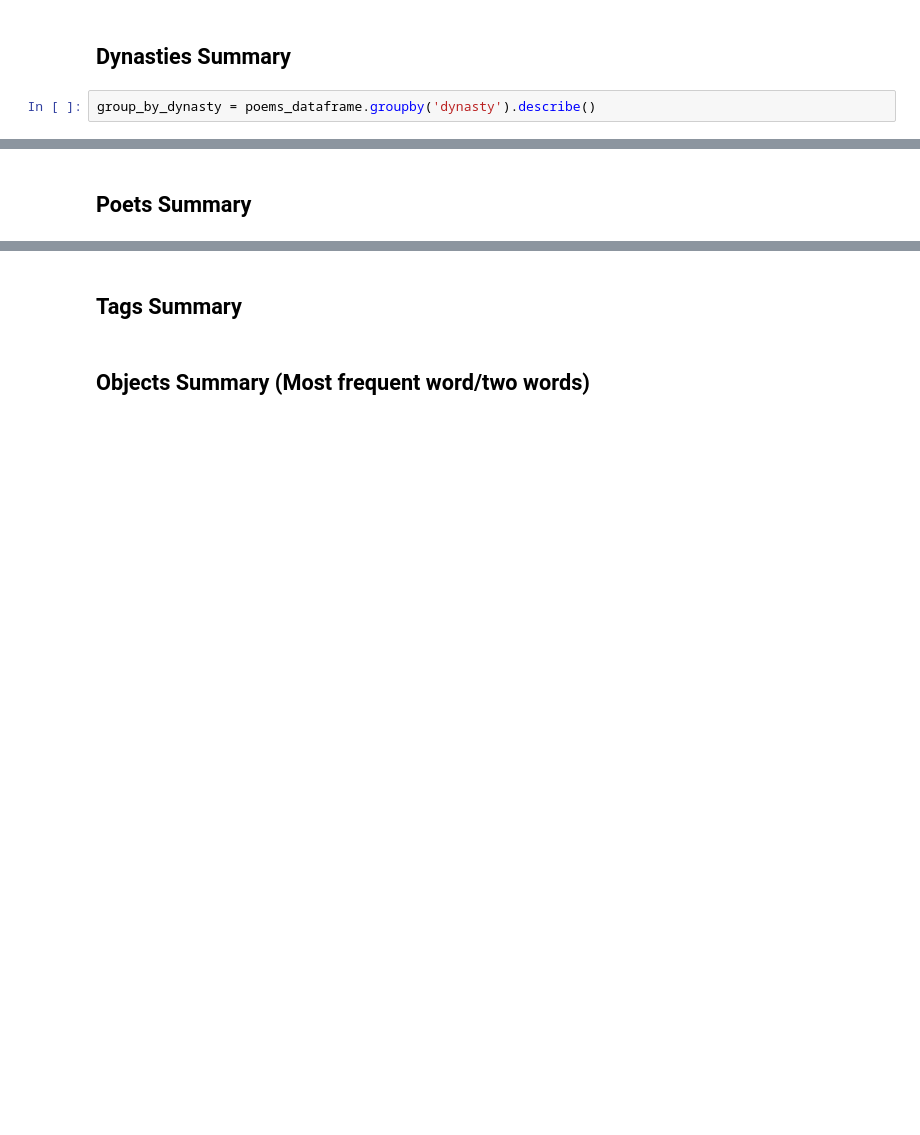
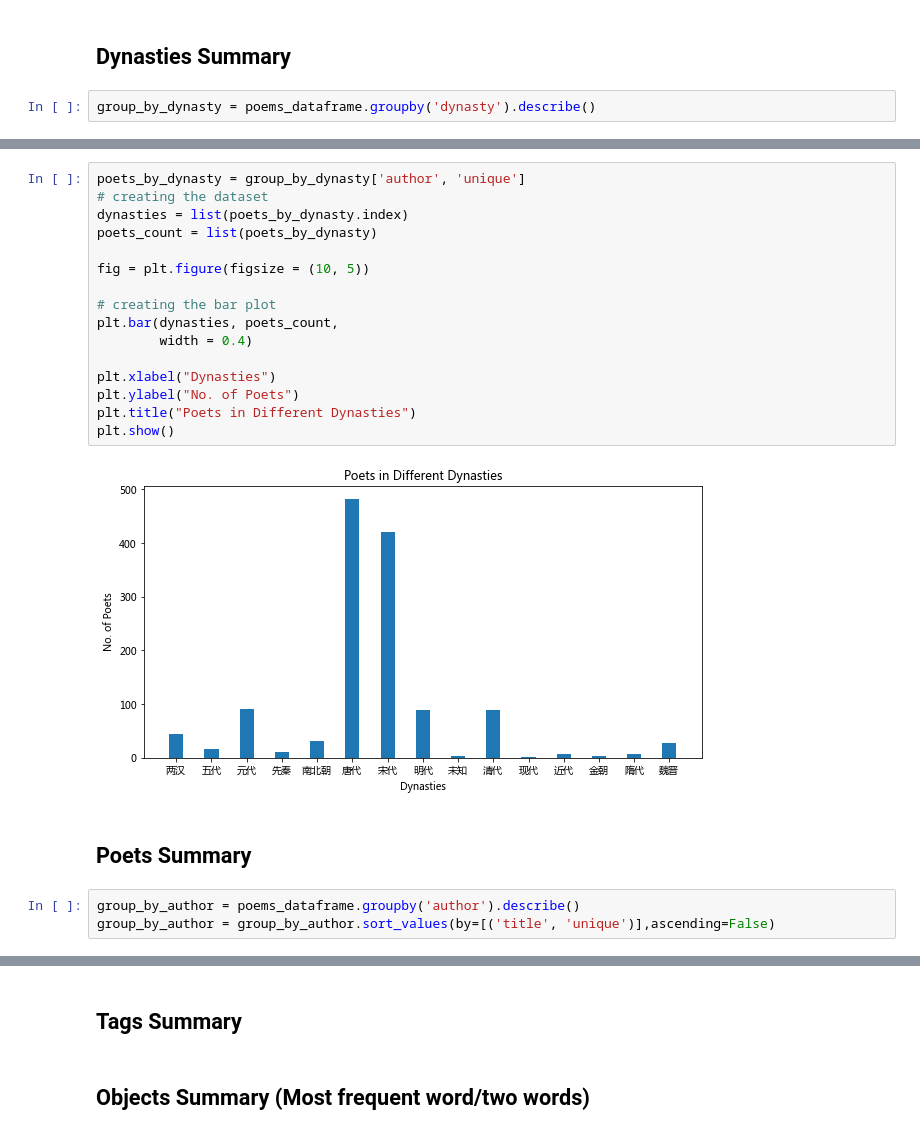
Before and after one commit to yangf6/chinese-poem-explore, a Jupyter notebook: Load_Data.ipynb, the cells around one changed output, grey strips where cells are left out. Saved outputs shown, nothing was run; the diff lists cells and outputs as text; blank space fills up the shorter version.

```diff
--- a/Load_Data.ipynb
+++ b/Load_Data.ipynb
@@ -116,2 +106,23 @@ AttributeError: 'Index' object has no attribute 'decode'
+# %%
+poets_by_dynasty = group_by_dynasty['author', 'unique']
+# creating the dataset
+dynasties = list(poets_by_dynasty.index)
+poets_count = list(poets_by_dynasty)
+
+fig = plt.figure(figsize = (10, 5))
+
+# creating the bar plot
+plt.bar(dynasties, poets_count,
+        width = 0.4)
+
+plt.xlabel("Dynasties")
+plt.ylabel("No. of Poets")
+plt.title("Poets in Different Dynasties")
+plt.show()
+# %% [output]
+[figure, added]
 # %% [markdown]
 ## Poets Summary
+# %%
+group_by_author = poems_dataframe.groupby('author').describe()
+group_by_author = group_by_author.sort_values(by=[('title', 'unique')],ascending=False)
```
Also changed, not shown: parts of 8 cells of this notebook.
